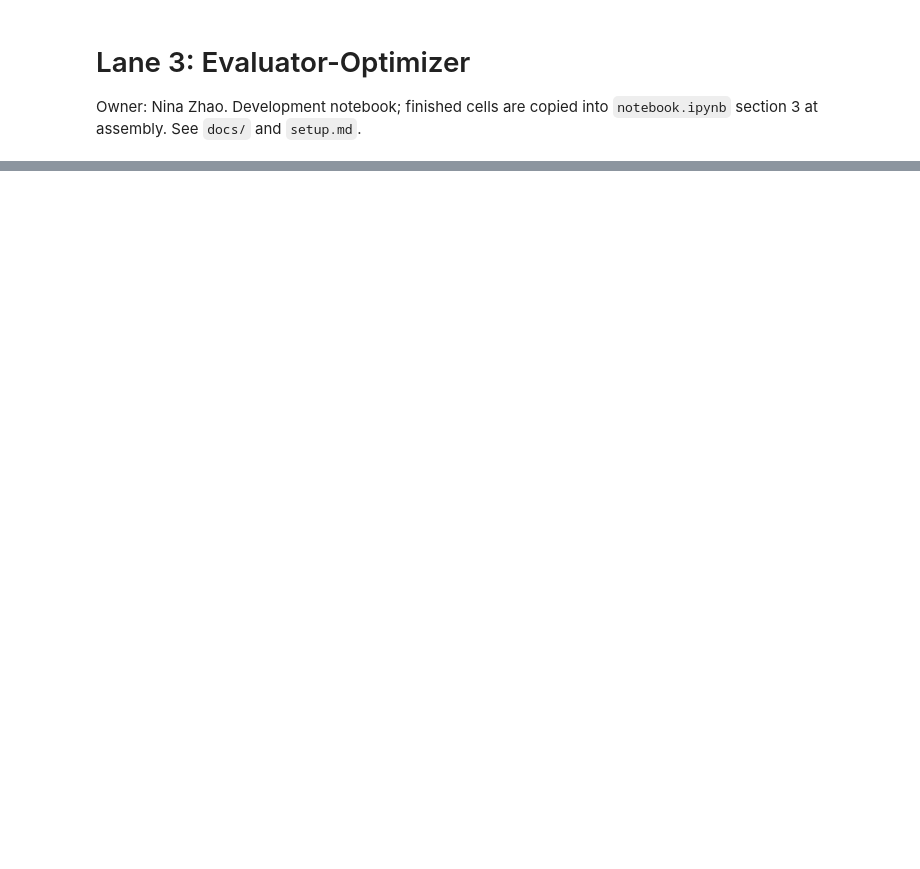
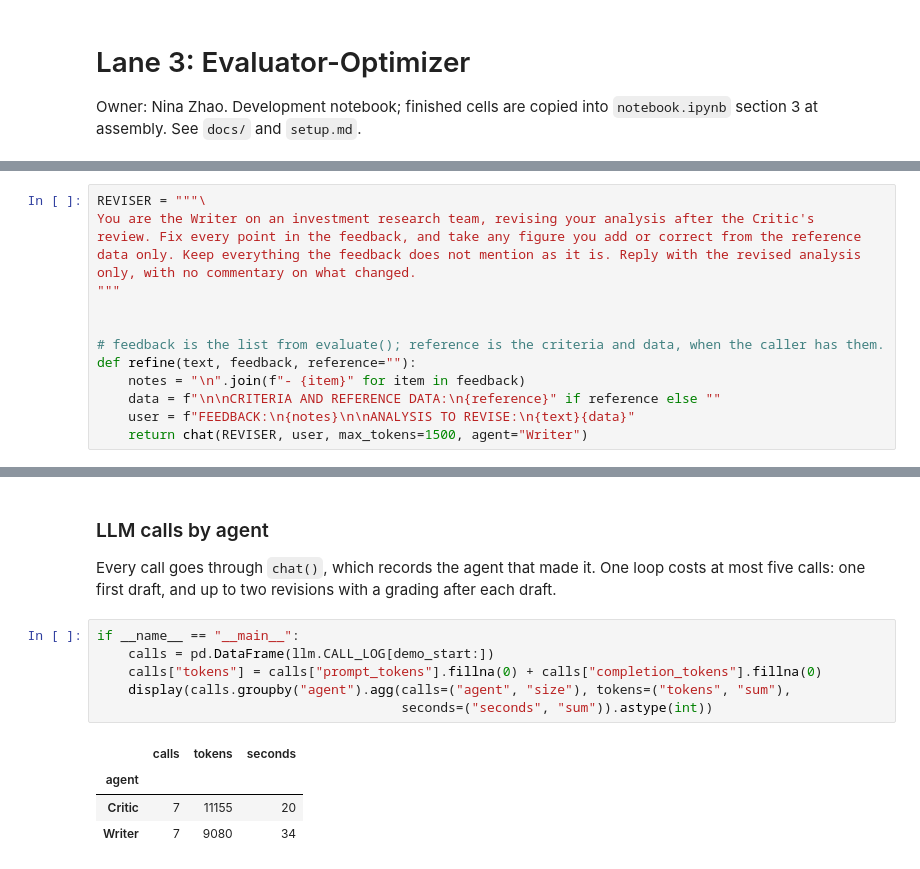
Before and after one commit to nazeshinjite/not-financial-advice, a Jupyter notebook: dev/evaluate.ipynb, the cells around one changed output, grey strips where cells are left out. Saved outputs shown, nothing was run; the diff lists cells and outputs as text; blank space fills up the shorter version.

```diff
--- a/dev/evaluate.ipynb
+++ b/dev/evaluate.ipynb
@@ -40,0 +148,15 @@ def evaluator_optimizer(generate, criteria, max_rounds=2):
+# %%
+REVISER = """\
+You are the Writer on an investment research team, revising your analysis after the Critic's
+review. Fix every point in the feedback, and take any figure you add or correct from the reference
+data only. Keep everything the feedback does not mention as it is. Reply with the revised analysis
+only, with no commentary on what changed.
+"""
+
+
+# feedback is the list from evaluate(); reference is the criteria and data, when the caller has them.
+def refine(text, feedback, reference=""):
+    notes = "\n".join(f"- {item}" for item in feedback)
+    data = f"\n\nCRITERIA AND REFERENCE DATA:\n{reference}" if reference else ""
+    user = f"FEEDBACK:\n{notes}\n\nANALYSIS TO REVISE:\n{text}{data}"
+    return chat(REVISER, user, max_tokens=1500, agent="Writer")
@@ -50,0 +337,15 @@ if __name__ == "__main__":
+# %% [markdown]
+### LLM calls by agent
+
+Every call goes through `chat()`, which records the agent that made it. One loop costs at most five calls: one first draft, and up to two revisions with a grading after each draft.
+# %%
+if __name__ == "__main__":
+    calls = pd.DataFrame(llm.CALL_LOG[demo_start:])
+    calls["tokens"] = calls["prompt_tokens"].fillna(0) + calls["completion_tokens"].fillna(0)
+    display(calls.groupby("agent").agg(calls=("agent", "size"), tokens=("tokens", "sum"),
+                                       seconds=("seconds", "sum")).astype(int))
+# %% [output]
+|  | calls | tokens | seconds |
+| agent |  |  |  |
+| Critic | 7 | 11155 | 20 |
+| Writer | 7 | 9080 | 34 |
```
Also changed, not shown: parts of 19 cells of this notebook, 3 other files.
